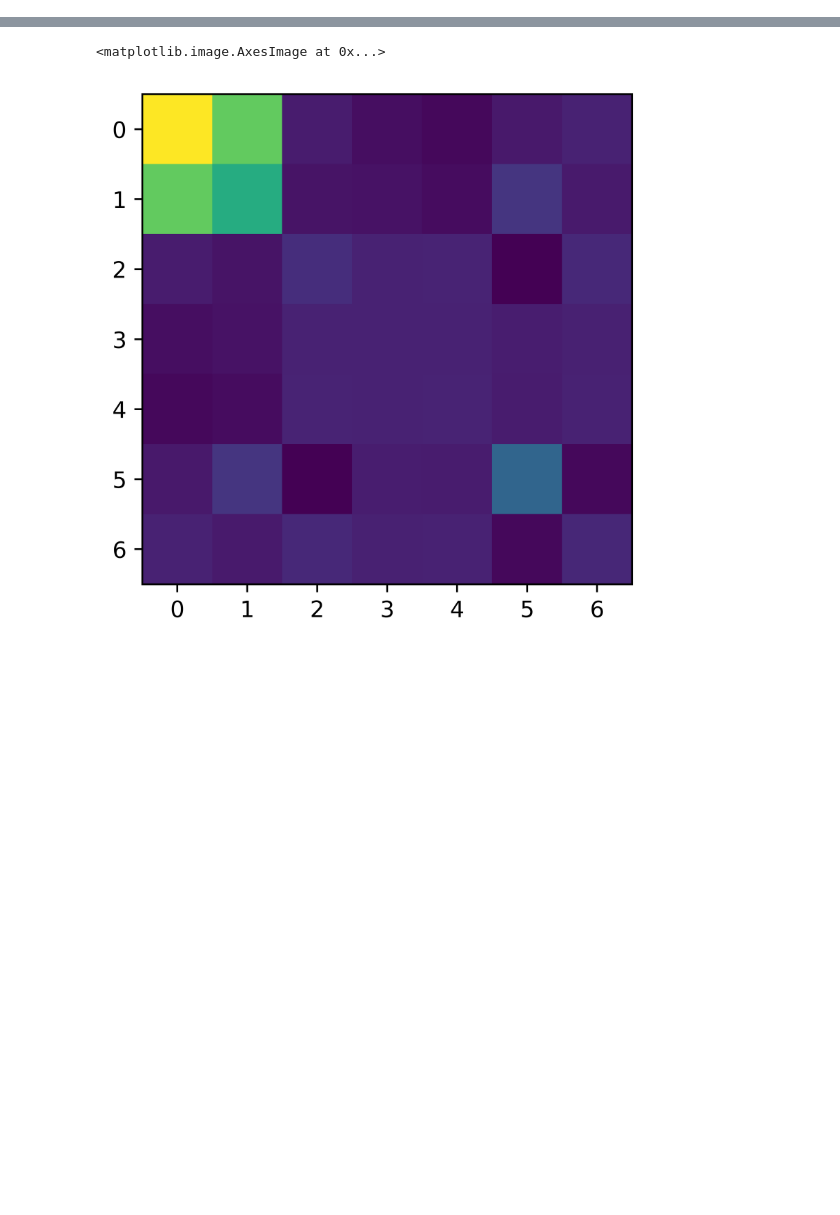
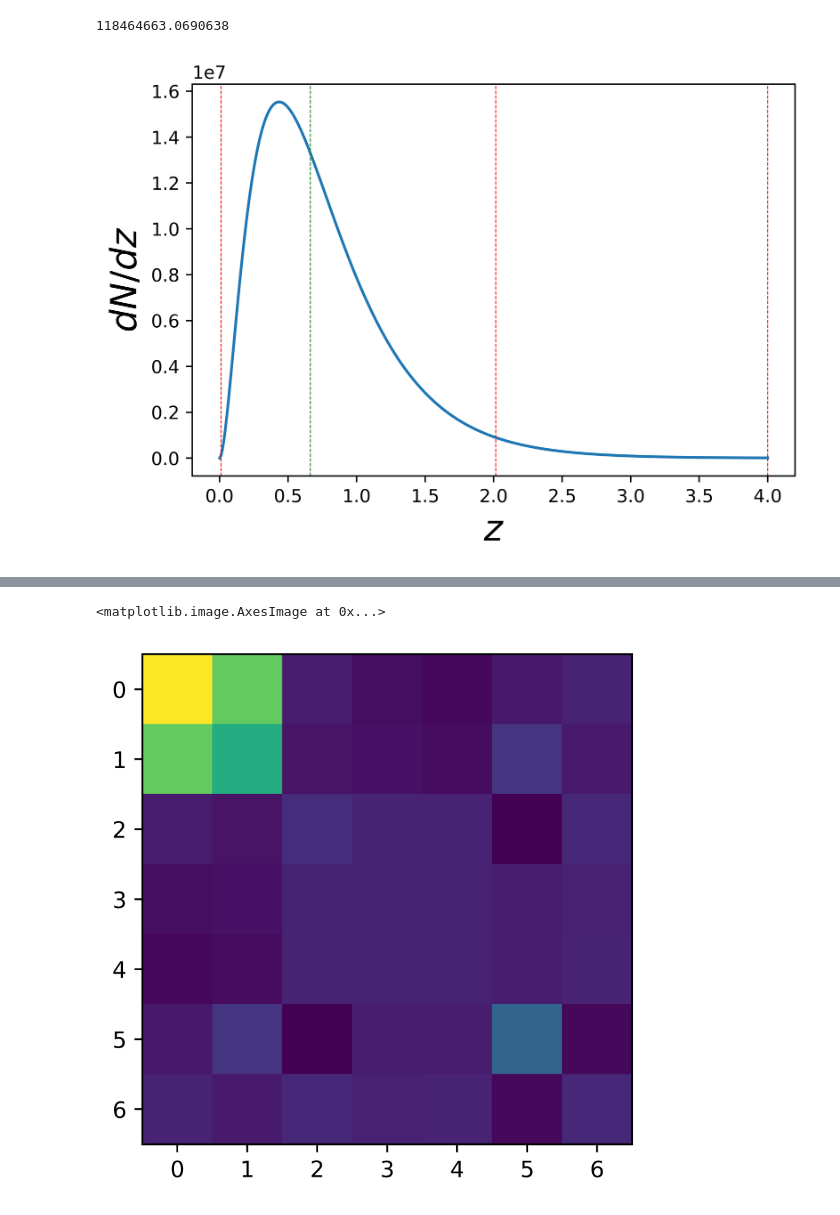
Before and after one commit to XYU1204/fisher_and_signal_to_noise, a Jupyter notebook: data.ipynb, the cells around one changed output, grey strips where cells are left out. Drawn from its saved outputs; the diff is of its cells as text; code cells hidden in the pictures; blank space fills up the shorter version.

```diff
--- a/data.ipynb
+++ b/data.ipynb
@@ -20,0 +21,15 @@ num_den = arcmin_per_str*10.024
+# %%
+#get galaxy densities in bins and data vector
+cl = {}
+sliced_dndz = {}
+
+for n in range(1,7):
+    sliced_dndz["n_{}".format(n)] = sliced_equal_n(dndz, n)
+    cl["n_{}".format(n)] = getCl(cosmo, sliced_dndz["n_{}".format(n)], ell)
+    sliced_dndz["z_{}".format(n)] = sliced_equal_z(dndz, n)
+    cl["z_{}".format(n)] = getCl(cosmo, sliced_dndz["z_{}".format(n)], ell)
+# %%
+#check if the galaxy number in different bins add up to total number density per steridian
+for i in ["z", "n"]:
+    for j in range(1,7):
+        print(np.sum(num_den(sliced_dndz["{0}_{1}".format(i,j)], numdenPerStr)))
@@ -21,13 +49,22 @@ num_den = arcmin_per_str*10.024
+# %%
+numdenPerStr
+# %% [output]
+118464663.0690638
+# %%
+def findenfredshift(dndz_cut):
+    redshifts=[]
+    for x in dndz_cut.values():
+        redshifts.append(x[1][0])
+    redshifts.append(x[-1][0])
+    return redshifts
 # %%
-#get data and covariance vectors
-cl = {}
+
 cov = {}
 redshifts = {}
-sliced_dndz = {}
-
-for n in range(1,7):
-    for btype in ["z", "n"]:
-        cov["{0}_{1}".format(btype, n)], cl["{0}_{1}".format(btype, n)], redshifts["{0}_{1}".format(btype, n)], sliced_dndz["{0}_{1}".format(btype, n)] = getDataArray(n_bins=n, bin_type=btype, cosmo=cosmo, dndz=dndz, ell=ell, numdenPerStr = num_den, fsky=0.4)
+for i in ["z", "n"]:
+    for j in range(1,7):
+        cov["{0}_{1}".format(i,j)] = getCovMat(fsky, j, cl["{0}_{1}".format(i,j)], sliced_dndz["{0}_{1}".format(i,j)], numdenPerStr, ell)
+        redshifts["{0}_{1}".format(i,j)] = findenfredshift(sliced_dndz["{0}_{1}".format(i,j)])
 # %%
 #binning in l
 binl=10**np.linspace(np.log10(50), np.log10(8500), 20)
@@ -37,3 +74,14 @@ stn = {}
 for i in ["z", "n"]:
     for j in range(1,7):
         stn["{0}_{1}".format(i,j)] = SignalToNoise(bins_in_z=j, binl=binl, cl = cl["{0}_{1}".format(i, j)], cov = cov["{0}_{1}".format(i, j)], ell=ell)
+# %%
+plt.plot(dndz[:,0], dndz[:,1])
+plt.xlabel(r'$z$',fontsize=20)
+plt.ylabel(r'$dN/dz$',fontsize=20)
+for x in redshifts["n_2"]:
+    plt.axvline(x, linewidth=0.5, color="g", linestyle="--")
+for x in redshifts["z_2"]:
+    plt.axvline(x, linewidth=0.5, color="r", linestyle="--")
+plt.show()
+# %% [output]
+[figure, added]
```
Also changed, not shown: parts of 26 cells of this notebook, 4 other files.
